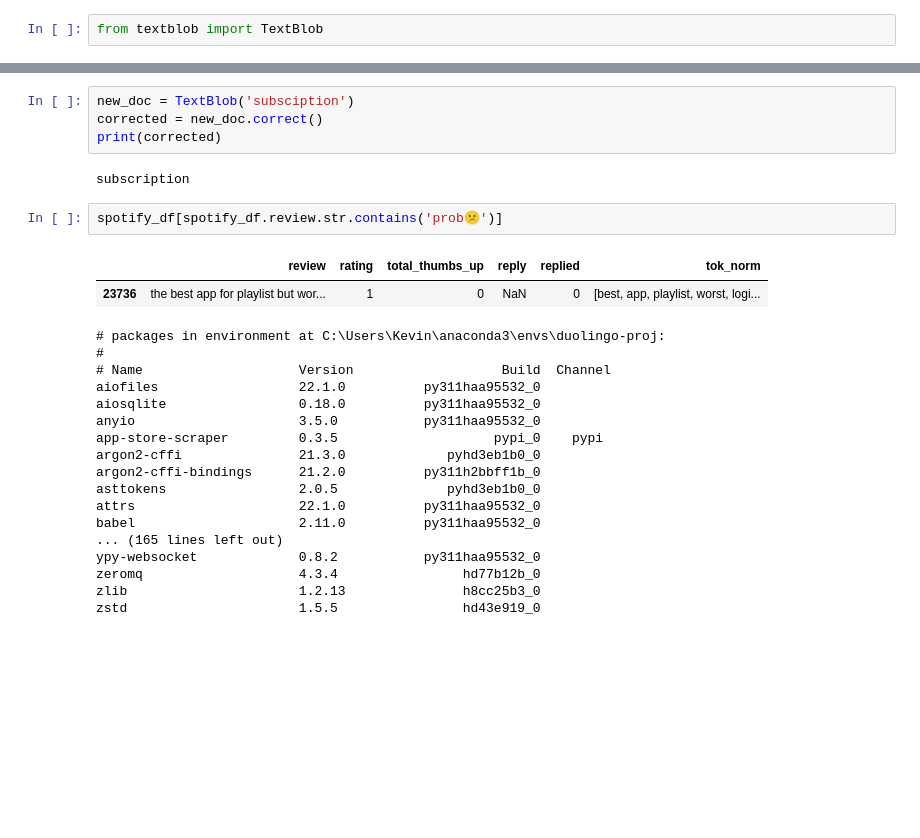
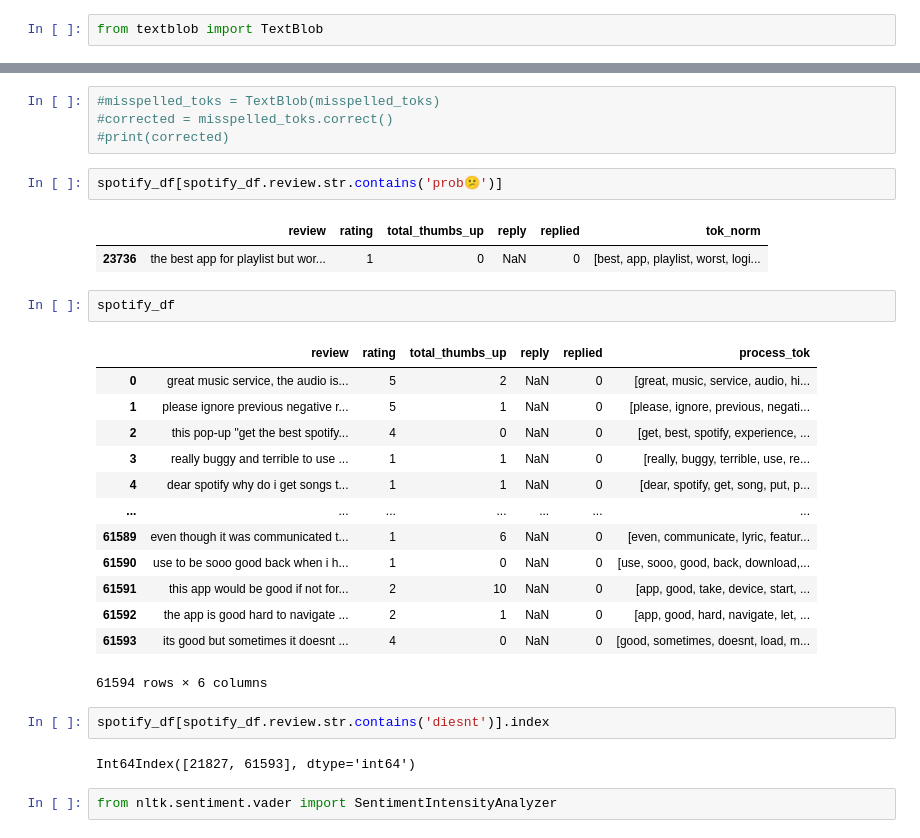
Before and after one commit to asoylatte03/spotify-app-reviews, a Jupyter notebook: data cleaning.ipynb, the cells around one changed output, grey strips where cells are left out. Cells and saved outputs as stored; diff of their text form; blank space fills up the shorter version.

```diff
--- a/data cleaning.ipynb
+++ b/data cleaning.ipynb
@@ -337,30 +328,31 @@ print(misspelled)
 # %%
-new_doc = TextBlob('subsciption')
-corrected = new_doc.correct()
-print(corrected)
+#misspelled_toks = TextBlob(misspelled_toks)
+#corrected = misspelled_toks.correct()
+#print(corrected)
-# %% [output]
-subscription
 # %%
 spotify_df[spotify_df.review.str.contains('prob😕')]
 # %% [output]
 |  | review | rating | total_thumbs_up | reply | replied | tok_norm |
 | 23736 | the best app for playlist but wor... | 1 | 0 | NaN | 0 | [best, app, playlist, worst, logi... |
 # %%
+spotify_df
 # %% [output]
+|  | review | rating | total_thumbs_up | reply | replied | process_tok |
+| 0 | great music service, the audio is... | 5 | 2 | NaN | 0 | [great, music, service, audio, hi... |
+| 1 | please ignore previous negative r... | 5 | 1 | NaN | 0 | [please, ignore, previous, negati... |
+| 2 | this pop-up "get the best spotify... | 4 | 0 | NaN | 0 | [get, best, spotify, experience, ... |
+| 3 | really buggy and terrible to use ... | 1 | 1 | NaN | 0 | [really, buggy, terrible, use, re... |
+| 4 | dear spotify why do i get songs t... | 1 | 1 | NaN | 0 | [dear, spotify, get, song, put, p... |
+| ... | ... | ... | ... | ... | ... | ... |
+| 61589 | even though it was communicated t... | 1 | 6 | NaN | 0 | [even, communicate, lyric, featur... |
+| 61590 | use to be sooo good back when i h... | 1 | 0 | NaN | 0 | [use, sooo, good, back, download,... |
+| 61591 | this app would be good if not for... | 2 | 10 | NaN | 0 | [app, good, take, device, start, ... |
+| 61592 | the app is good hard to navigate ... | 2 | 1 | NaN | 0 | [app, good, hard, navigate, let, ... |
+| 61593 | its good but sometimes it doesnt ... | 4 | 0 | NaN | 0 | [good, sometimes, doesnt, load, m... |
-# packages in environment at C:\Users\Kevin\anaconda3\envs\duolingo-proj:
-#
-# Name                    Version                   Build  Channel
-aiofiles                  22.1.0          py311haa95532_0
-aiosqlite                 0.18.0          py311haa95532_0
-anyio                     3.5.0           py311haa95532_0
-app-store-scraper         0.3.5                    pypi_0    pypi
-argon2-cffi               21.3.0             pyhd3eb1b0_0
-argon2-cffi-bindings      21.2.0          py311h2bbff1b_0
-asttokens                 2.0.5              pyhd3eb1b0_0
-attrs                     22.1.0          py311haa95532_0
-babel                     2.11.0          py311haa95532_0
-... (165 lines left out)
-ypy-websocket             0.8.2           py311haa95532_0
-zeromq                    4.3.4                hd77b12b_0
-zlib                      1.2.13               h8cc25b3_0
-zstd                      1.5.5                hd43e919_0
+61594 rows × 6 columns
+# %%
+spotify_df[spotify_df.review.str.contains('diesnt')].index
+# %% [output]
+Int64Index([21827, 61593], dtype='int64')
+# %%
+from nltk.sentiment.vader import SentimentIntensityAnalyzer
```
Also changed, not shown: parts of 71 cells of this notebook.
